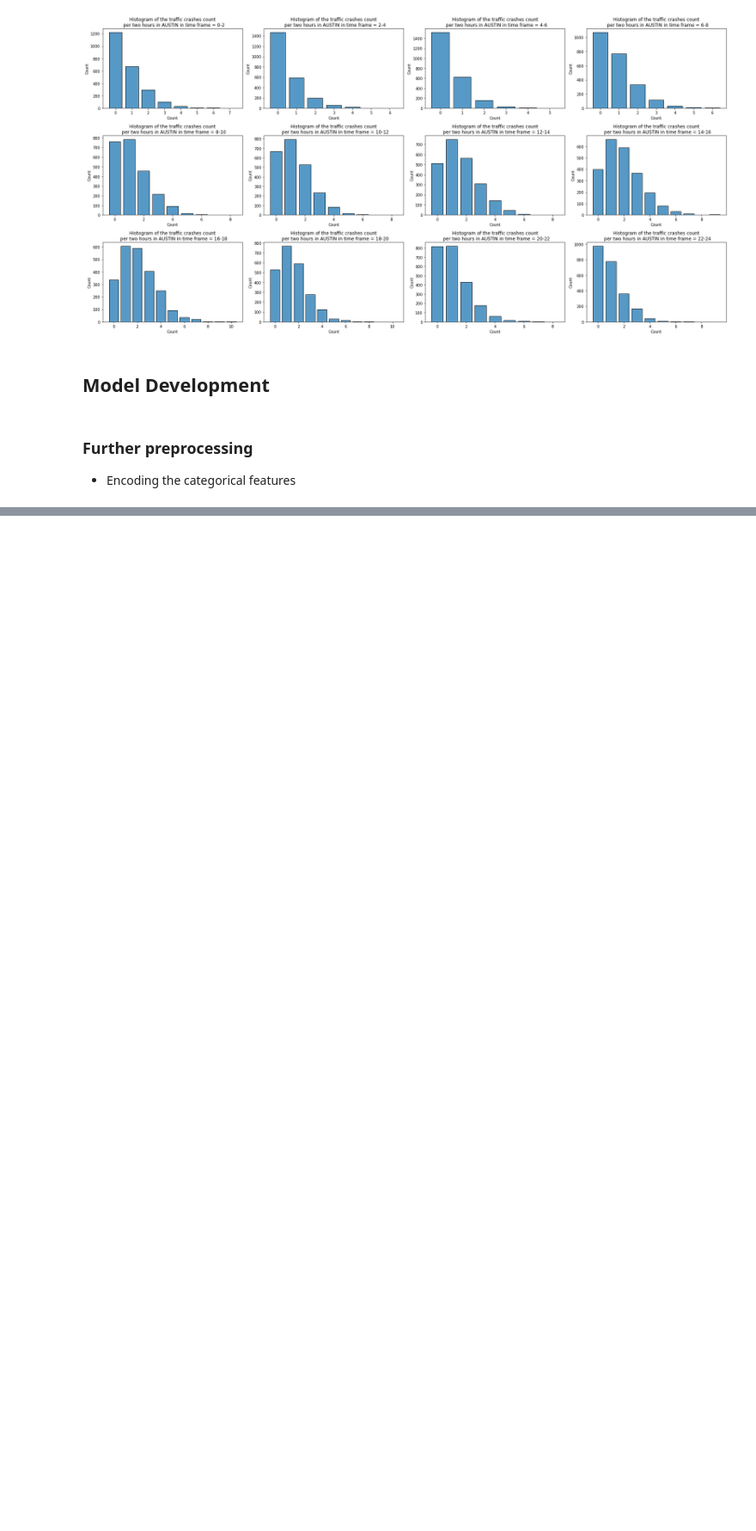
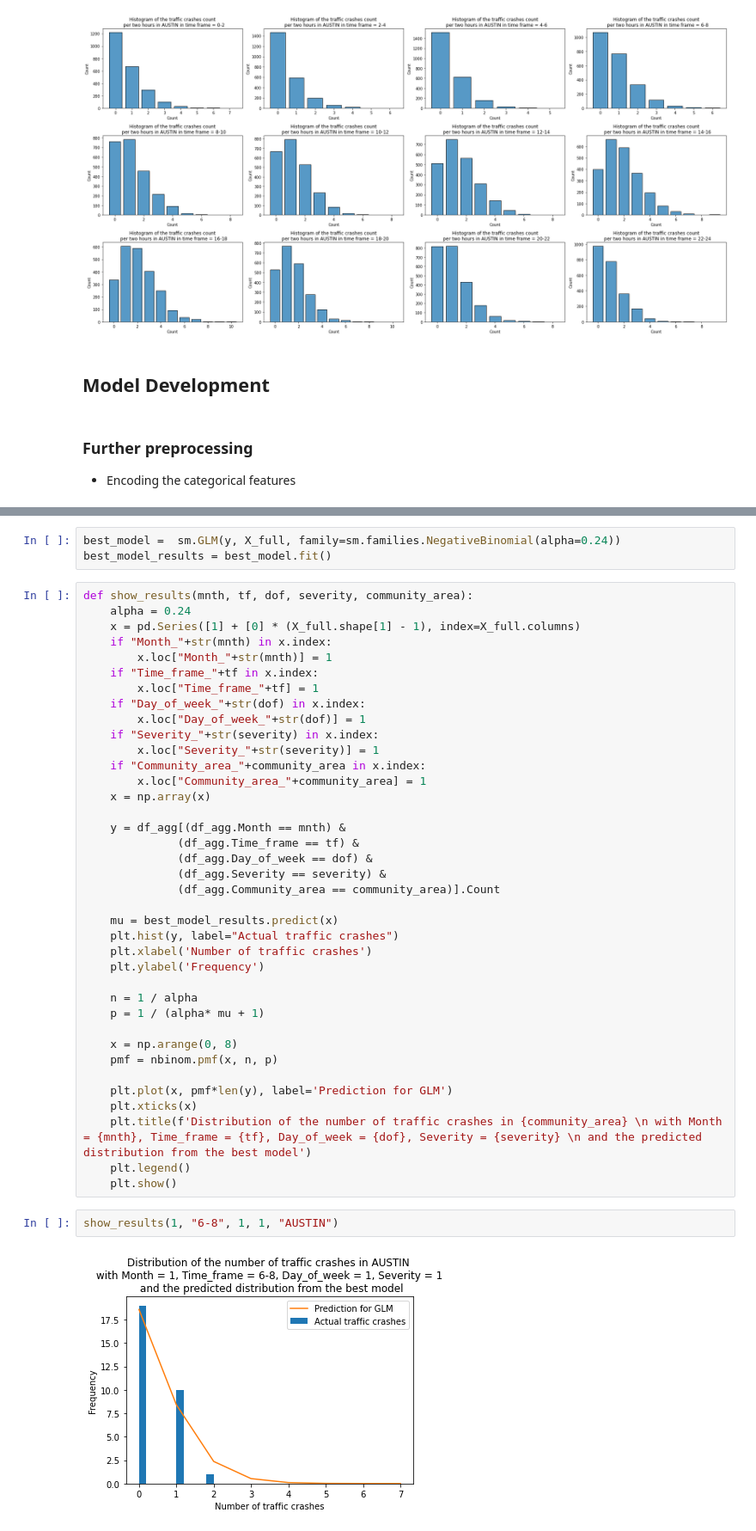
Before and after one commit to kosawa26/Capstone, a Jupyter notebook: GLM.ipynb, the cells around one changed output, grey strips where cells are left out. Shown at 86% size. Saved outputs shown, nothing was run; the diff lists cells and outputs as text; blank space fills up the shorter version.

```diff
--- a/GLM.ipynb
+++ b/GLM.ipynb
@@ -367,0 +544,45 @@ Severity_3          -3.7302      0.039    -95.132      0.000      -3.807      -3
+# %%
+best_model =  sm.GLM(y, X_full, family=sm.families.NegativeBinomial(alpha=0.24))
+best_model_results = best_model.fit()
+# %%
+def show_results(mnth, tf, dof, severity, community_area):
+    alpha = 0.24
+    x = pd.Series([1] + [0] * (X_full.shape[1] - 1), index=X_full.columns)
+    if "Month_"+str(mnth) in x.index:
+        x.loc["Month_"+str(mnth)] = 1
+    if "Time_frame_"+tf in x.index:
+        x.loc["Time_frame_"+tf] = 1
+    if "Day_of_week_"+str(dof) in x.index:
+        x.loc["Day_of_week_"+str(dof)] = 1
+    if "Severity_"+str(severity) in x.index:
+        x.loc["Severity_"+str(severity)] = 1
+    if "Community_area_"+community_area in x.index:
+        x.loc["Community_area_"+community_area] = 1
+    x = np.array(x)
+
+    y = df_agg[(df_agg.Month == mnth) &
+              (df_agg.Time_frame == tf) &
+              (df_agg.Day_of_week == dof) &
+              (df_agg.Severity == severity) &
+              (df_agg.Community_area == community_area)].Count
+
+    mu = best_model_results.predict(x)
+    plt.hist(y, label="Actual traffic crashes")
+    plt.xlabel('Number of traffic crashes')
+    plt.ylabel('Frequency')
+
+    n = 1 / alpha
+    p = 1 / (alpha* mu + 1)
+
+    x = np.arange(0, 8)
+    pmf = nbinom.pmf(x, n, p)
+
+    plt.plot(x, pmf*len(y), label='Prediction for GLM')
+    plt.xticks(x)
+    plt.title(f'Distribution of the number of traffic crashes in {community_area} \n with Month = {mnth}, Time_frame = {tf}, Day_of_week = {dof}, Severity = {severity} \n and the predicted distribution from the best model')
+    plt.legend()
+    plt.show()
+# %%
+show_results(1, "6-8", 1, 1, "AUSTIN")
+# %% [output]
+[figure, added]
```
Also changed, not shown: parts of 19 cells of this notebook, 11 other files.
